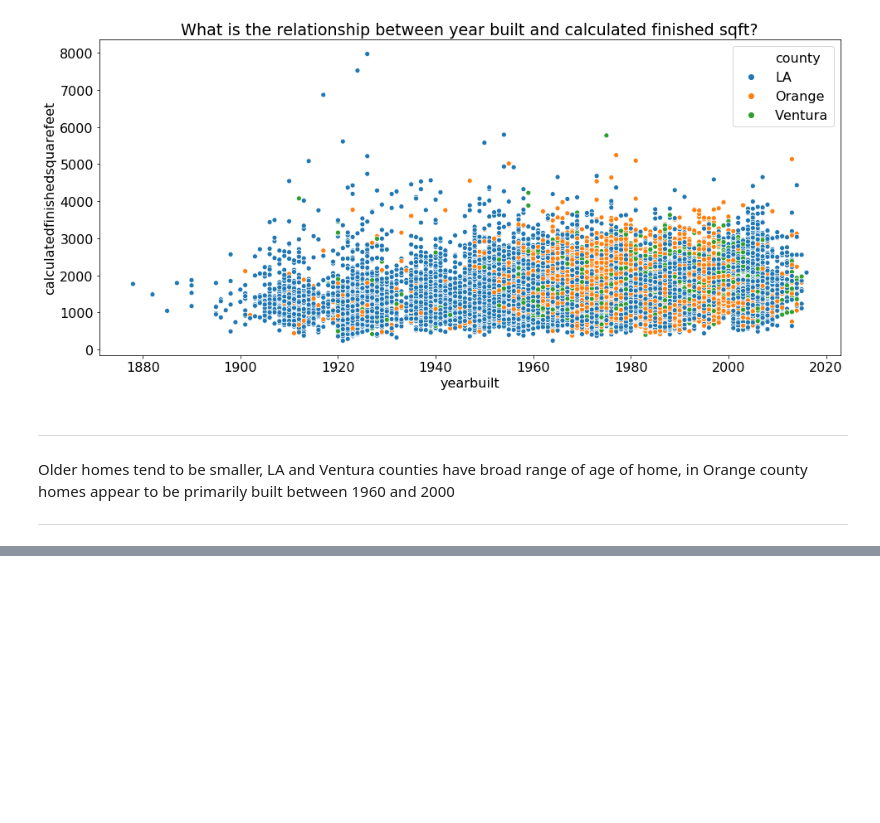
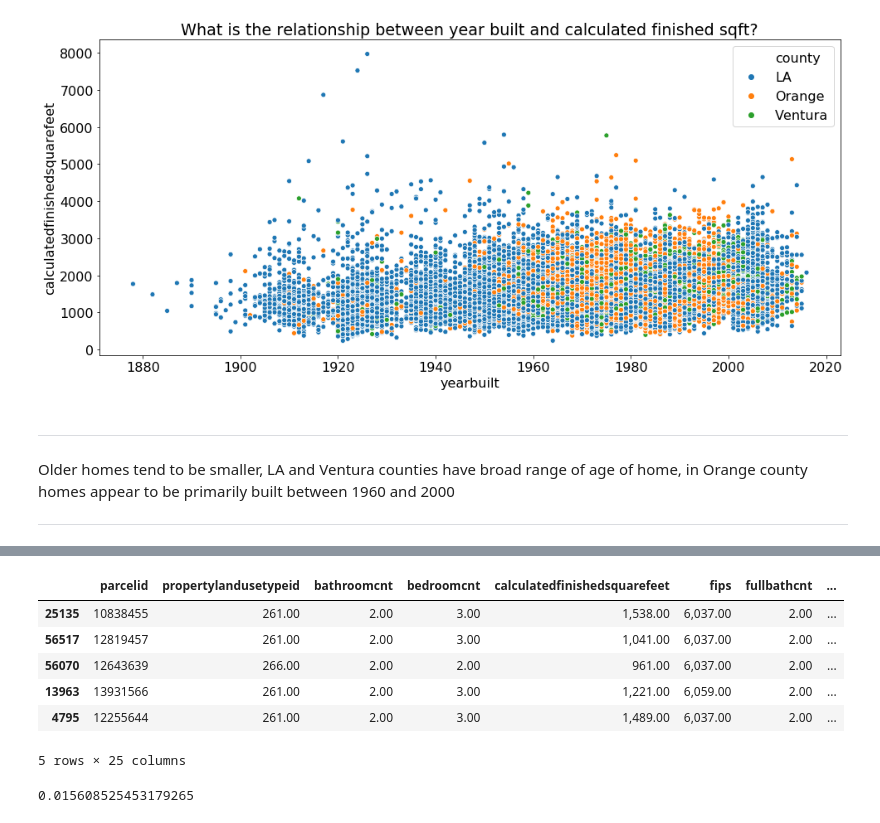
Before and after one commit to RyvynYoung/clustering-exercises, a Jupyter notebook: explore_zillow.ipynb, the cells around one changed output, grey strips where cells are left out. Saved outputs shown, nothing was run; the diff lists cells and outputs as text; code cells hidden in the pictures; blank space fills up the shorter version.

```diff
--- a/explore_zillow.ipynb
+++ b/explore_zillow.ipynb
@@ -253,0 +260,15 @@ Older homes tend to be smaller, LA and Ventura counties have broad range of age
+# %%
+train.head()
+# %% [output]
+|  | parcelid | propertylandusetypeid | bathroomcnt | bedroomcnt | calculatedfinishedsquarefeet | fips | fullbathcnt | ... |
+| 25135 | 10838455 | 261.00 | 2.00 | 3.00 | 1,538.00 | 6,037.00 | 2.00 | ... |
+| 56517 | 12819457 | 261.00 | 2.00 | 3.00 | 1,041.00 | 6,037.00 | 2.00 | ... |
+| 56070 | 12643639 | 266.00 | 2.00 | 2.00 | 961.00 | 6,037.00 | 2.00 | ... |
+| 13963 | 13931566 | 261.00 | 2.00 | 3.00 | 1,221.00 | 6,059.00 | 2.00 | ... |
+| 4795 | 12255644 | 261.00 | 2.00 | 3.00 | 1,489.00 | 6,037.00 | 2.00 | ... |
+5 rows × 25 columns
+# %%
+overall_mean = train.logerror.mean()
+overall_mean
+# %% [output]
+0.015608525453179265
```
Also changed, not shown: parts of 9 cells of this notebook, 2 other files.
